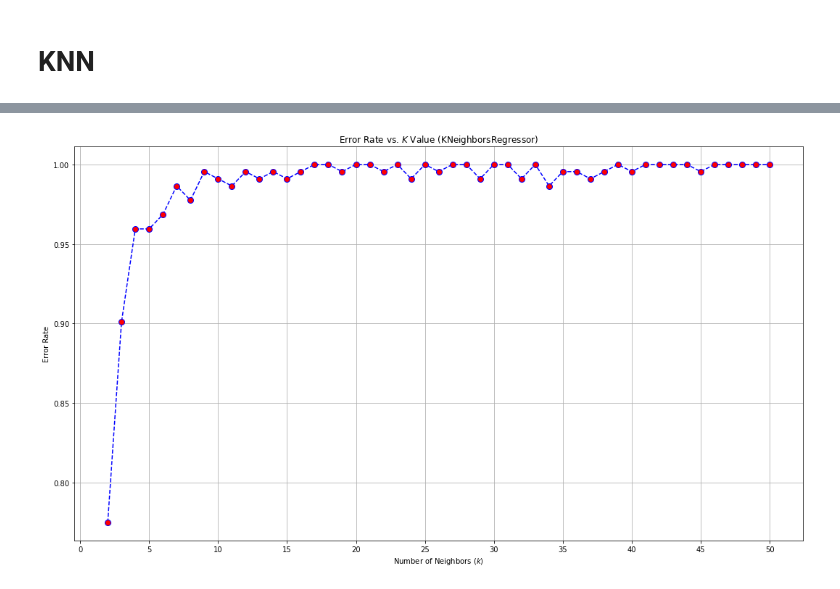
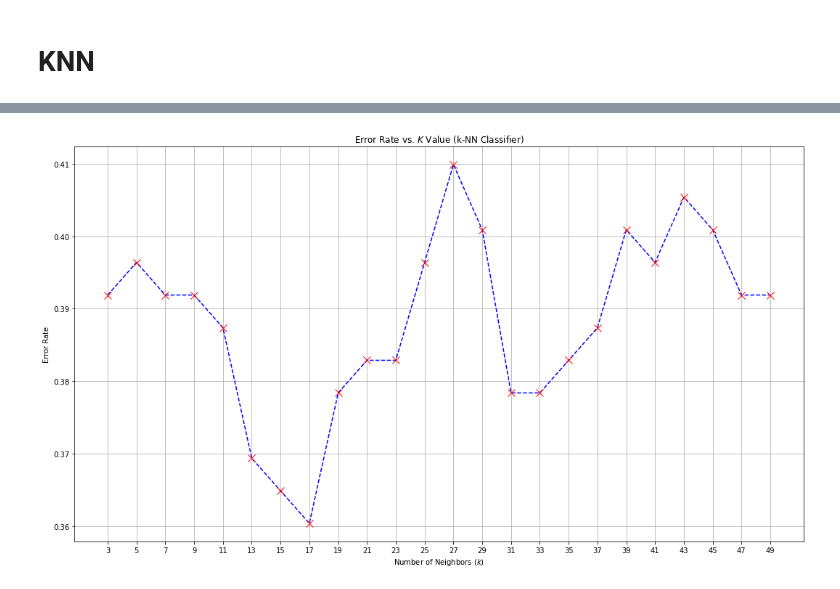
Before and after one commit to dmitriiannenkov/ml_hw_2, a Jupyter notebook: ML_Homework2_da1736.ipynb, the cells around one changed output, grey strips where cells are left out. Saved outputs shown, nothing was run; the diff lists cells and outputs as text; code cells hidden in the pictures.

```diff
--- a/ML_Homework2_da1736.ipynb
+++ b/ML_Homework2_da1736.ipynb
@@ -306,0 +333,2 @@ sns.catplot(kind='box', data=df, orient='h', height=7.5, aspect=2)
+# %%
+df_d = df
@@ -315,6 +353,6 @@ df = pd.get_dummies(df, columns=categorical_attributes, drop_first=True)
 # %%
-corrMatrix = pd.DataFrame(df.corr())
+corrMatrix = pd.DataFrame(df_d.corr())
 
-#fig, ax = plt.subplots(figsize=(17,17)) # Sample figsize in inches
-#sn.heatmap(corrMatrix, annot=True, linewidths=.5, robust=True, ax=ax)
-#plt.show()
+fig, ax = plt.subplots(figsize=(17,17)) # Sample figsize in inches
+sn.heatmap(corrMatrix, annot=True, linewidths=.5, robust=True, ax=ax)
+plt.show()
@@ -344,8 +368,10 @@ Text(0.5, 1.0, 'Features Correlating with Absenteeism time in hours')
 # %%
-absenteeism_corr = pd.DataFrame(corrMatrix.iloc[:, 10])
+absenteeism_corr = pd.DataFrame(corrMatrix.iloc[:, -1])
 significant = absenteeism_corr[abs(absenteeism_corr) >= 0.05]
-significant['Use'] = significant['Absenteeism time in hours'].notna()
+significant['Use'] = significant['Class'].notna()
 significant_col = significant.index[significant['Use']].tolist()
 significant_col.remove('Absenteeism time in hours')
+significant_col.remove('Class')
+significant_col.remove('Social drinker')
 significant_col
 # %% [output]
@@ -370,8 +388,8 @@ significant_col
 # **Data Scaling**
 # %%
 #X = df.drop('Absenteeism time in hours', axis=1)
-X = df[significant_col]
-y = df['Absenteeism time in hours']
+X = df_d[significant_col]
+y = df_d['Class']
 X_train, X_test, y_train, y_test = train_test_split(X, y, test_size=0.30, random_state=0)
 # %%
 # Data Scaling using Standard Scaler
@@ -425,18 +408,19 @@ def error_rate(X_train, y_train, X_test,y_test, knn_type, i):
   pred_i = knn.predict(X_test)
   return np.mean(pred_i != y_test)
 # %%
+k_test = range(3,51,2) # Range of k values to be tested
 error_rates = []
 
 for i in k_test:
-  error_rates.append(error_rate(X_train,y_train, X_test,y_test, KNeighborsRegressor,i))
+  error_rates.append(error_rate(X_train,y_train, X_test,y_test, KNeighborsClassifier, i))
 
 # Plot
 plt.figure(figsize=(18,10))
-plt.plot(k_test,error_rates,color='blue', linestyle='dashed', marker='o', markerfacecolor='red', markersize=8)
-plt.title('Error Rate vs. $K$ Value (KNeighborsRegressor)')
-plt.xticks(np.arange(0, len(k_test)+2, 5))
+plt.plot(k_test,error_rates,color='blue', linestyle='dashed', marker='x', markeredgecolor='red', markersize=10)
+plt.title('Error Rate vs. $K$ Value (k-NN Classifier)')
+plt.xticks(np.arange(3, 51, 2))
 plt.xlabel('Number of Neighbors ($k$)')
 plt.ylabel('Error Rate')
 plt.grid()
 # %% [output]
-[figure, old version]
+[figure, new version]
```
Also changed, not shown: parts of 47 cells of this notebook.
